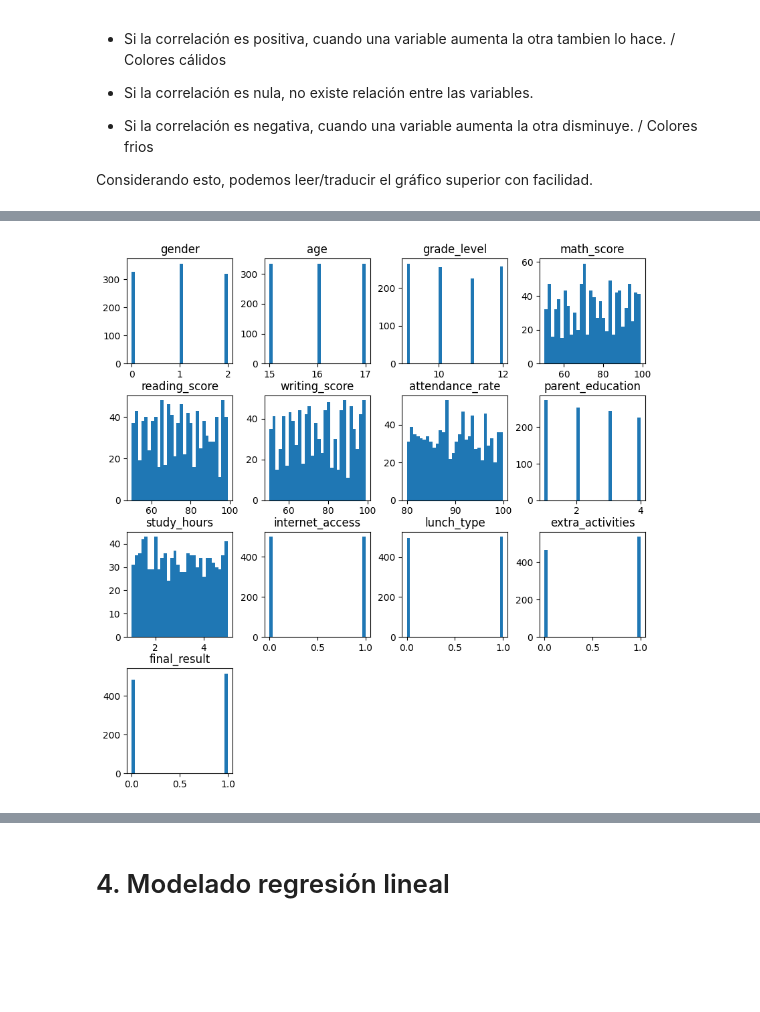
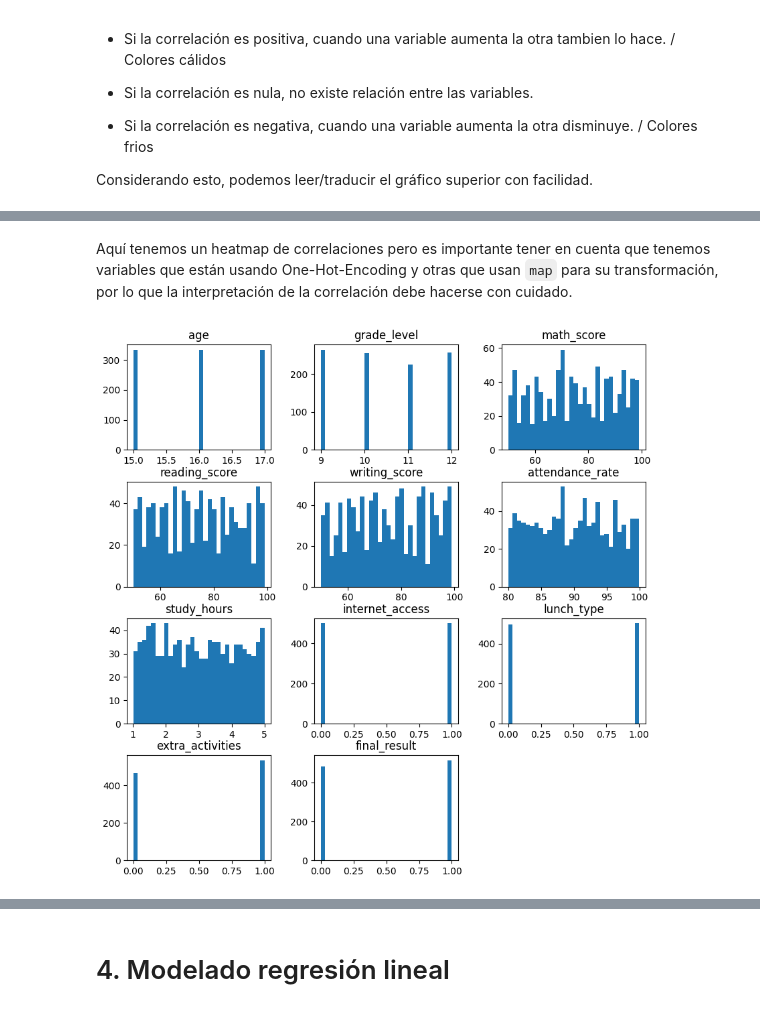
Before and after one commit to DDRM22/Proyectos, a Jupyter notebook: 2025/Evaluación desempeño educativo/Evaluación_Desempeño.ipynb, the cells around one changed output, grey strips where cells are left out. Saved outputs shown, nothing was run; the diff lists cells and outputs as text; code cells hidden in the pictures; blank space fills up the shorter version.

```diff
--- a/2025/Evaluación desempeño educativo/Evaluación_Desempeño.ipynb
+++ b/2025/Evaluación desempeño educativo/Evaluación_Desempeño.ipynb
@@ -133,8 +137,6 @@ Como vimos anteriormente, exiten variables que no son de tipo numérico por lo q
 # Transformación de variables
 
 data_raw["lunch_type"] = data_raw["lunch_type"].map({"Standard":1, "Free or reduced":0})
-data_raw["gender"] = data_raw["gender"].map({"Male":1, "Female":0, "Other":2})
-data_raw["parent_education"]= data_raw["parent_education"].map({"Bachelor's":1,"PhD":2,"High School":3,"Master's":4})
 data_raw["internet_access"]= data_raw["internet_access"].map({"Yes":1,"No":0})
 data_raw["extra_activities"]= data_raw["extra_activities"].map({"Yes":1,"No":0})
 data_raw["final_result"]= data_raw["final_result"].map({"Pass":1,"Fail":0})
@@ -149,0 +154,6 @@ data_raw.head()
+# %%
+# Transformación de variables categóricas a numéricas
+
+data_encoder= pd.get_dummies(data_raw, columns=["gender","parent_education"])
+
+data_encoder.head()
@@ -199,7 +245,9 @@ Considerando esto, podemos leer/traducir el gráfico superior con facilidad.
+# %% [markdown]
+Aquí tenemos un heatmap de correlaciones pero es importante tener en cuenta que tenemos variables que están usando One-Hot-Encoding y otras que usan `map` para su transformación, por lo que la interpretación de la correlación debe hacerse con cuidado.
 # %%
 # Histograma de las variables
 
-data_raw.hist(bins=30,figsize=(10,10),grid=False)
+data_encoder.hist(bins=30,figsize=(10,10),grid=False)
 plt.show()
 # %% [output]
-[figure, old version]
+[figure, new version]
```
Also changed, not shown: parts of 19 cells of this notebook.
